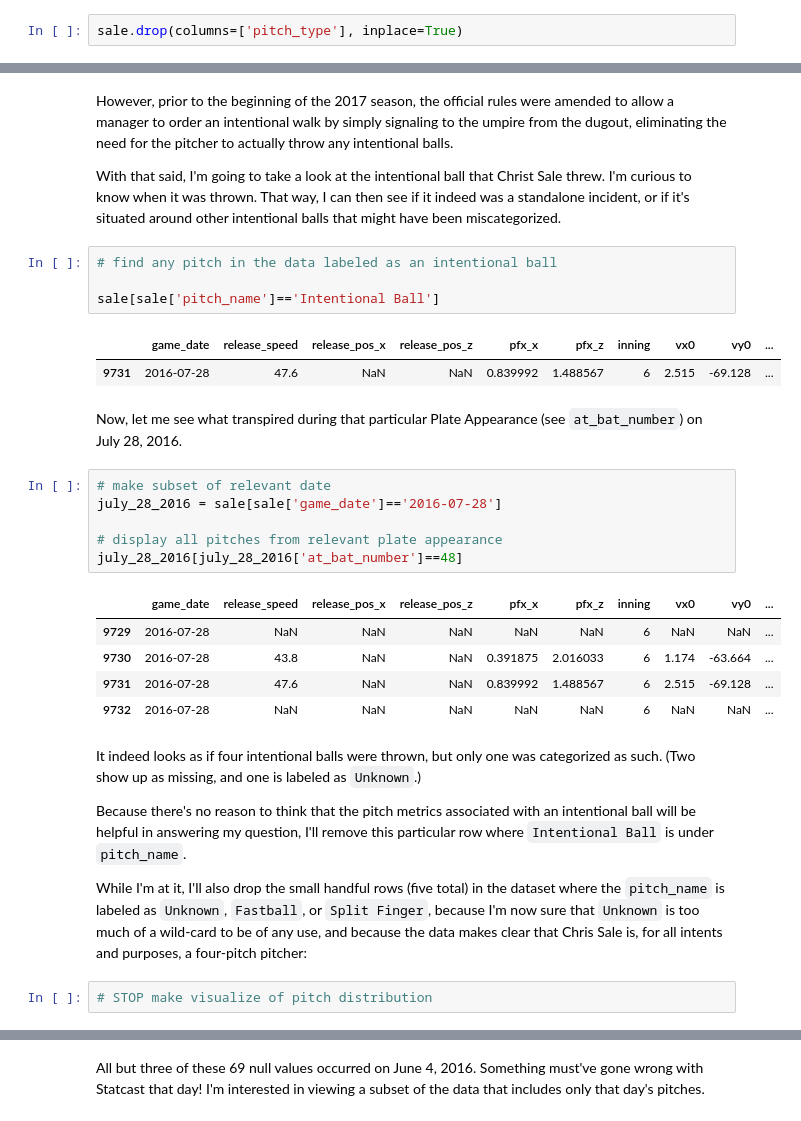
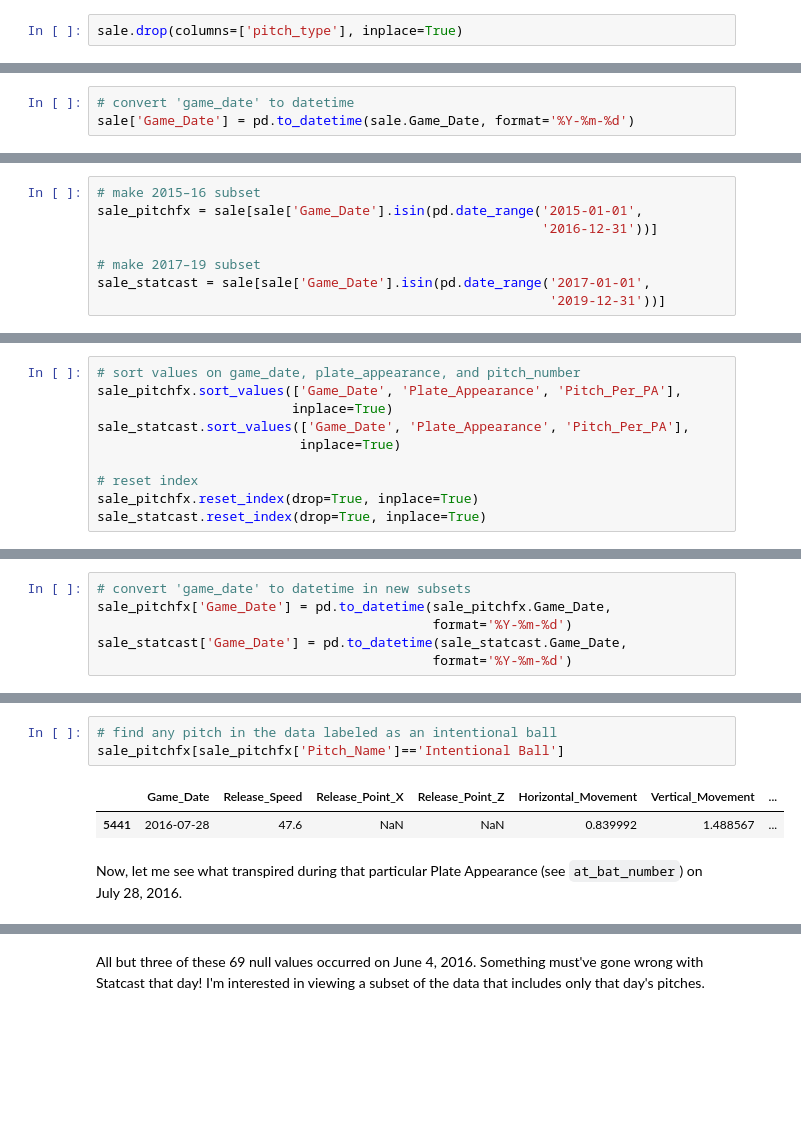
Before and after one commit to timsennett/baseball-pitcher-injuries, a Jupyter notebook: student.ipynb, the cells around one changed output, grey strips where cells are left out. Drawn from its saved outputs; the diff is of its cells as text; blank space fills up the shorter version.

```diff
--- a/student.ipynb
+++ b/student.ipynb
@@ -348,0 +562,3 @@ sale.drop(columns=['pitch_type'], inplace=True)
+# %%
+# convert 'game_date' to datetime
+sale['Game_Date'] = pd.to_datetime(sale.Game_Date, format='%Y-%m-%d')
@@ -348,0 +570,8 @@ sale.drop(columns=['pitch_type'], inplace=True)
+# %%
+# make 2015–16 subset
+sale_pitchfx = sale[sale['Game_Date'].isin(pd.date_range('2015-01-01',
+                                                         '2016-12-31'))]
+
+# make 2017–19 subset
+sale_statcast = sale[sale['Game_Date'].isin(pd.date_range('2017-01-01',
+                                                          '2019-12-31'))]
@@ -348,0 +600,10 @@ sale.drop(columns=['pitch_type'], inplace=True)
+# %%
+# sort values on game_date, plate_appearance, and pitch_number
+sale_pitchfx.sort_values(['Game_Date', 'Plate_Appearance', 'Pitch_Per_PA'],
+                         inplace=True)
+sale_statcast.sort_values(['Game_Date', 'Plate_Appearance', 'Pitch_Per_PA'],
+                          inplace=True)
+
+# reset index
+sale_pitchfx.reset_index(drop=True, inplace=True)
+sale_statcast.reset_index(drop=True, inplace=True)
@@ -348,0 +710,6 @@ sale.drop(columns=['pitch_type'], inplace=True)
+# %%
+# convert 'game_date' to datetime in new subsets
+sale_pitchfx['Game_Date'] = pd.to_datetime(sale_pitchfx.Game_Date,
+                                           format='%Y-%m-%d')
+sale_statcast['Game_Date'] = pd.to_datetime(sale_statcast.Game_Date,
+                                           format='%Y-%m-%d')
@@ -364,33 +779,8 @@ Up until 2017, intentional balls were required to be thrown (more likely lobbed)
-# %% [markdown]
-However, prior to the beginning of the 2017 season, the official rules were amended to allow a manager to order an intentional walk by simply signaling to the umpire from the dugout, eliminating the need for the pitcher to actually throw any intentional balls.
-
-With that said, I'm going to take a look at the intentional ball that Christ Sale threw. I'm curious to know when it was thrown. That way, I can then see if it indeed was a standalone incident, or if it's situated around other intentional balls that might have been miscategorized.
 # %%
 # find any pitch in the data labeled as an intentional ball
-
-sale[sale['pitch_name']=='Intentional Ball']
+sale_pitchfx[sale_pitchfx['Pitch_Name']=='Intentional Ball']
 # %% [output]
-|  | game_date | release_speed | release_pos_x | release_pos_z | pfx_x | pfx_z | inning | vx0 | vy0 | ... |
-| 9731 | 2016-07-28 | 47.6 | NaN | NaN | 0.839992 | 1.488567 | 6 | 2.515 | -69.128 | ... |
+|  | Game_Date | Release_Speed | Release_Point_X | Release_Point_Z | Horizontal_Movement | Vertical_Movement | ... |
+| 5441 | 2016-07-28 | 47.6 | NaN | NaN | 0.839992 | 1.488567 | ... |
 # %% [markdown]
 Now, let me see what transpired during that particular Plate Appearance (see `at_bat_number`) on July 28, 2016.
-# %%
-# make subset of relevant date
-july_28_2016 = sale[sale['game_date']=='2016-07-28']
-
-# display all pitches from relevant plate appearance
-july_28_2016[july_28_2016['at_bat_number']==48]
-# %% [output]
-|  | game_date | release_speed | release_pos_x | release_pos_z | pfx_x | pfx_z | inning | vx0 | vy0 | ... |
-| 9729 | 2016-07-28 | NaN | NaN | NaN | NaN | NaN | 6 | NaN | NaN | ... |
-| 9730 | 2016-07-28 | 43.8 | NaN | NaN | 0.391875 | 2.016033 | 6 | 1.174 | -63.664 | ... |
-| 9731 | 2016-07-28 | 47.6 | NaN | NaN | 0.839992 | 1.488567 | 6 | 2.515 | -69.128 | ... |
-| 9732 | 2016-07-28 | NaN | NaN | NaN | NaN | NaN | 6 | NaN | NaN | ... |
-# %% [markdown]
-It indeed looks as if four intentional balls were thrown, but only one was categorized as such. (Two show up as missing, and one is labeled as `Unknown`.)
-
-Because there's no reason to think that the pitch metrics associated with an intentional ball will be helpful in answering my question, I'll remove this particular row where `Intentional Ball` is under `pitch_name`.
-
-While I'm at it, I'll also drop the small handful rows (five total) in the dataset where the `pitch_name` is labeled as `Unknown`, `Fastball`, or `Split Finger`, because I'm now sure that `Unknown` is too much of a wild-card to be of any use, and because the data makes clear that Chris Sale is, for all intents and purposes, a four-pitch pitcher:
-# %%
-# STOP make visualize of pitch distribution
```
Also changed, not shown: parts of 264 cells of this notebook, 12 other files.
